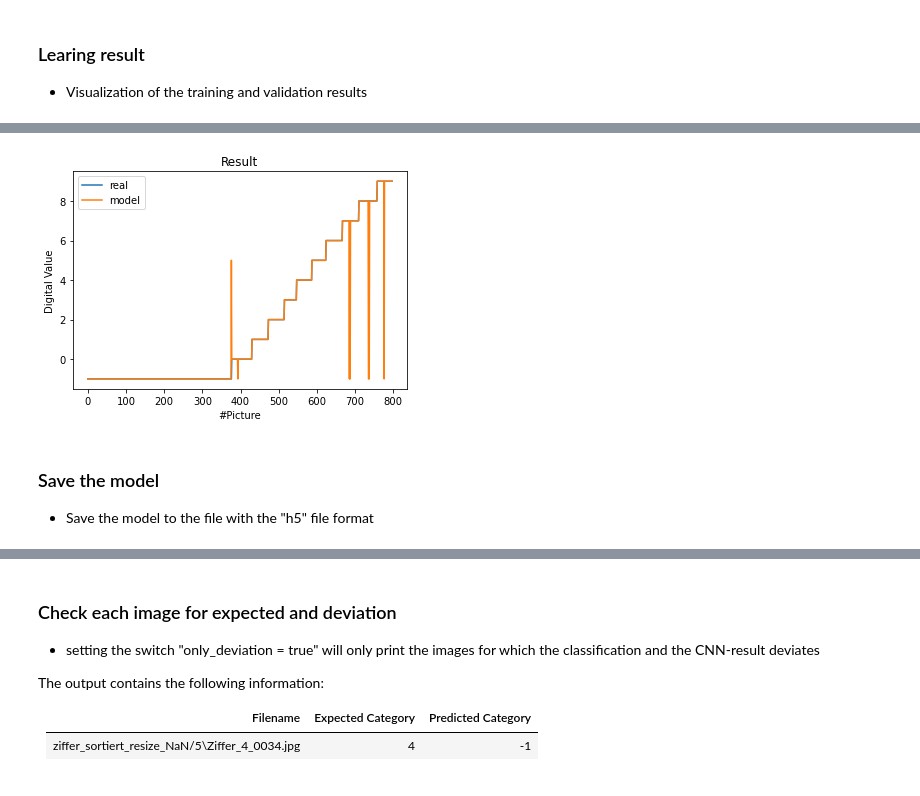
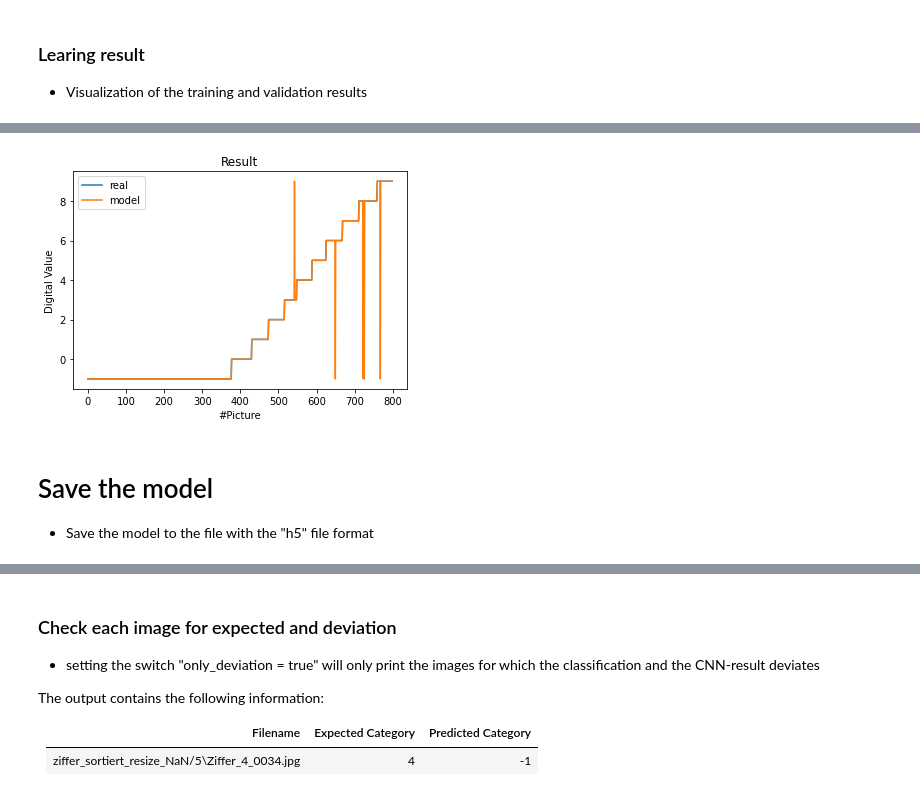
Before and after one commit to jomjol/neural-network-digital-counter-readout, a Jupyter notebook: Train_CNN_Digital-Readout.ipynb, the cells around one changed output, grey strips where cells are left out. Cells and saved outputs as stored; diff of their text form; code cells hidden in the pictures.

```diff
--- a/Train_CNN_Digital-Readout.ipynb
+++ b/Train_CNN_Digital-Readout.ipynb
@@ -198,7 +198,7 @@ subdir = ["NaN", "0", "1", "2", "3", "4", "5", "6", "7", "8", "9"]
 res = []
 
 for aktsubdir in subdir:
-    files = glob.glob(Input_dir + '/' + aktsubdir + '\*.jpg')
+    files = glob.glob(Input_dir + '/' + aktsubdir + '/*.jpg')
     if aktsubdir == "NaN":
         zw1 = -1
     else:
@@ -217,7 +217,6 @@ for aktsubdir in subdir:
 
 res = np.asarray(res)
 
-
 plt.plot(res[:,0])
 plt.plot(res[:,1])
 plt.title('Result')
@@ -230,8 +229,8 @@ WARNING:tensorflow:From <ipython-input-6-8aba67fc08aa>:15: Sequential.predict_cl
 Instructions for updating:
 Please use instead:* `np.argmax(model.predict(x), axis=-1)`,   if your model does multi-class classification   (e.g. if it uses a `softmax` last-layer activation).* `(model.predict(x) > 0.5).astype("i ...
-[figure, old version]
+[figure, new version]
 # %% [markdown]
-### Save the model
+# Save the model
 
 * Save the model to the file with the "h5" file format
 # %%
```
Also changed, not shown: parts of 8 cells of this notebook, 3 other files.
